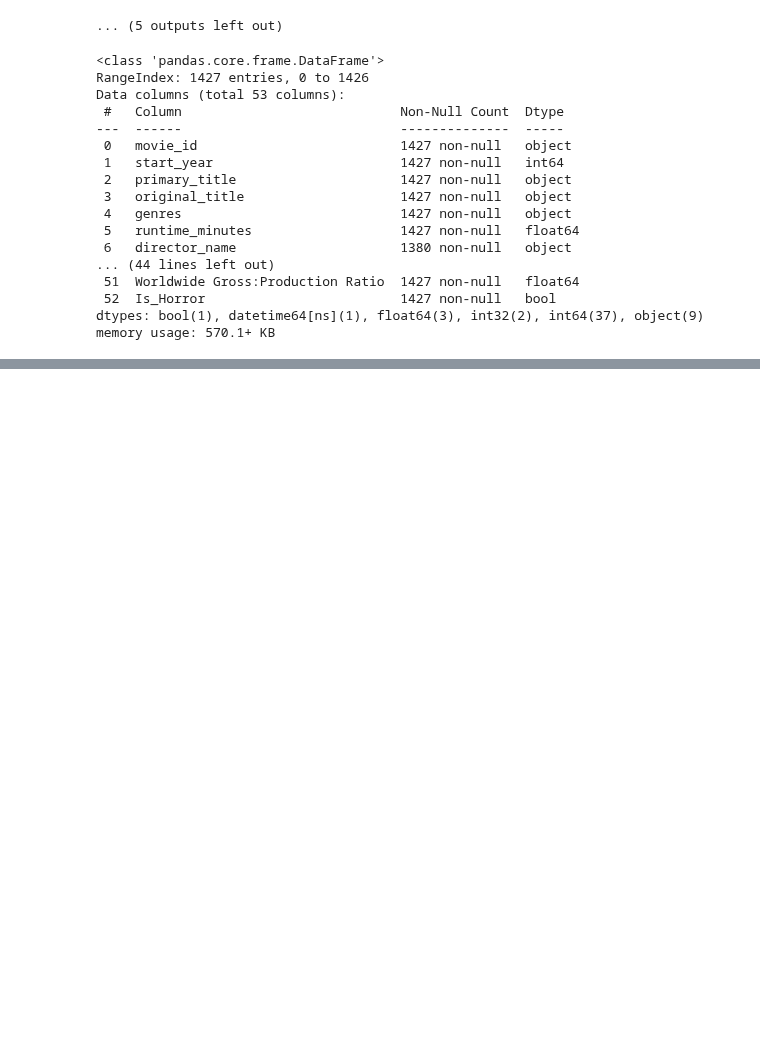
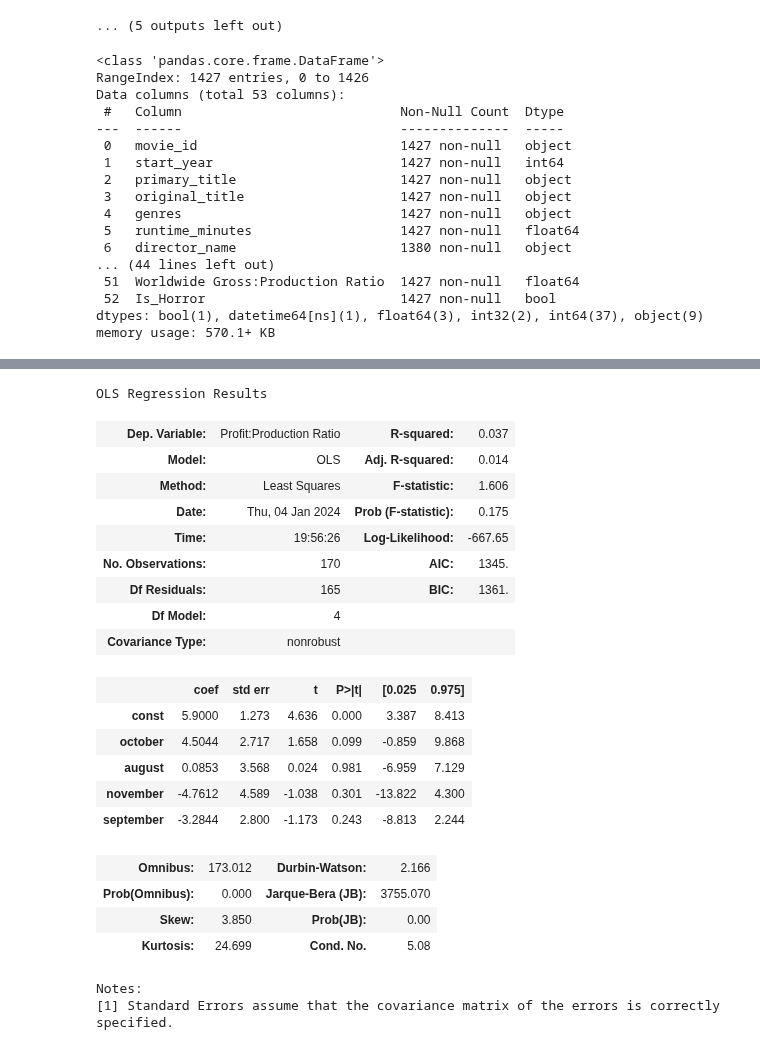
Before and after one commit to Keys2610/dsc-phase-2-project-v3, a Jupyter notebook: dataframe_joining.ipynb, the cells around one changed output, grey strips where cells are left out. Drawn from its saved outputs; the diff is of its cells as text; code cells hidden in the pictures; blank space fills up the shorter version.

```diff
--- a/dataframe_joining.ipynb
+++ b/dataframe_joining.ipynb
@@ -93,0 +136,31 @@ memory usage: 570.1+ KB
+# %%
+list_to_drop_from_reg = ['Worldwide Gross:Production Ratio','Spring', 'Summer', 'Fall', 'Winter','30 min','1 hour','1.5 hours','2 hours' ,'2.5 hours', '3 hours', 'doy', 'season','Profit:Production Ratio', 'time_grouping', 'movie_id', 'start_year', 'primary_title', 'original_title', 'genres', 'runtime_minutes', 'director_name', 'writer_name', 'actors', 'id', 'release_date', 'movie', 'year', 'Profit', 'production_budget', 'domestic_gross', 'worldwide_gross']
+X2 = horror_df.drop(columns = list_to_drop_from_reg + genre_list)
+y2 = horror_df['Profit:Production Ratio']
+X2
+X_augmented2 = sm.add_constant(X2)
+results2 = sm.OLS(y2, X_augmented2).fit()
+results2.summary()
+# %% [output]
+OLS Regression Results
+| Dep. Variable: | Profit:Production Ratio | R-squared: | 0.037 |
+| Model: | OLS | Adj. R-squared: | 0.014 |
+| Method: | Least Squares | F-statistic: | 1.606 |
+| Date: | Thu, 04 Jan 2024 | Prob (F-statistic): | 0.175 |
+| Time: | 19:56:26 | Log-Likelihood: | -667.65 |
+| No. Observations: | 170 | AIC: | 1345. |
+| Df Residuals: | 165 | BIC: | 1361. |
+| Df Model: | 4 |  |  |
+| Covariance Type: | nonrobust |  |  |
+|  | coef | std err | t | P>|t| | [0.025 | 0.975] |
+| const | 5.9000 | 1.273 | 4.636 | 0.000 | 3.387 | 8.413 |
+| october | 4.5044 | 2.717 | 1.658 | 0.099 | -0.859 | 9.868 |
+| august | 0.0853 | 3.568 | 0.024 | 0.981 | -6.959 | 7.129 |
+| november | -4.7612 | 4.589 | -1.038 | 0.301 | -13.822 | 4.300 |
+| september | -3.2844 | 2.800 | -1.173 | 0.243 | -8.813 | 2.244 |
+| Omnibus: | 173.012 | Durbin-Watson: | 2.166 |
+| Prob(Omnibus): | 0.000 | Jarque-Bera (JB): | 3755.070 |
+| Skew: | 3.850 | Prob(JB): | 0.00 |
+| Kurtosis: | 24.699 | Cond. No. | 5.08 |
+Notes:
+[1] Standard Errors assume that the covariance matrix of the errors is correctly specified.
```
Also changed, not shown: parts of 2 cells of this notebook, 4 other files.
